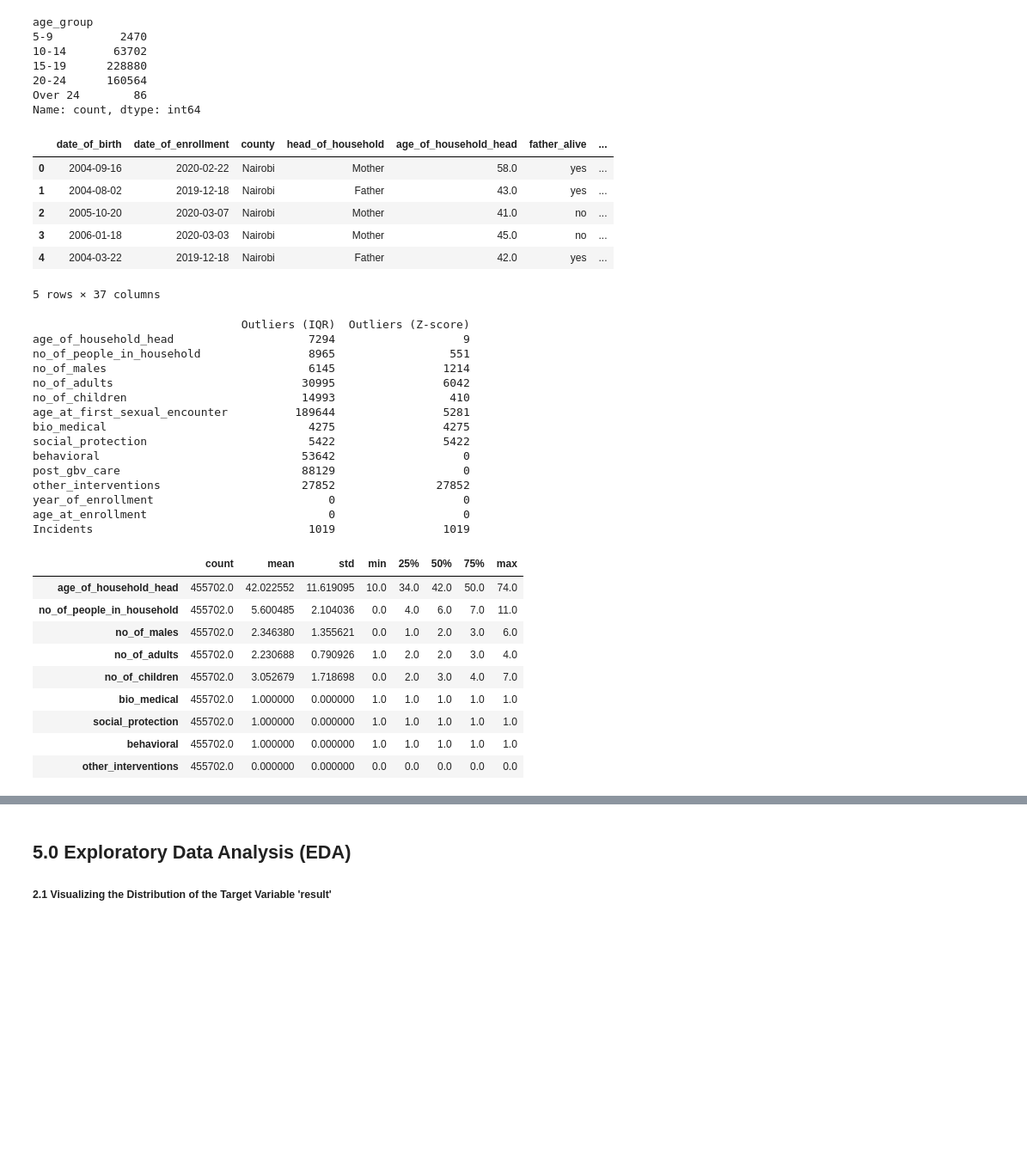
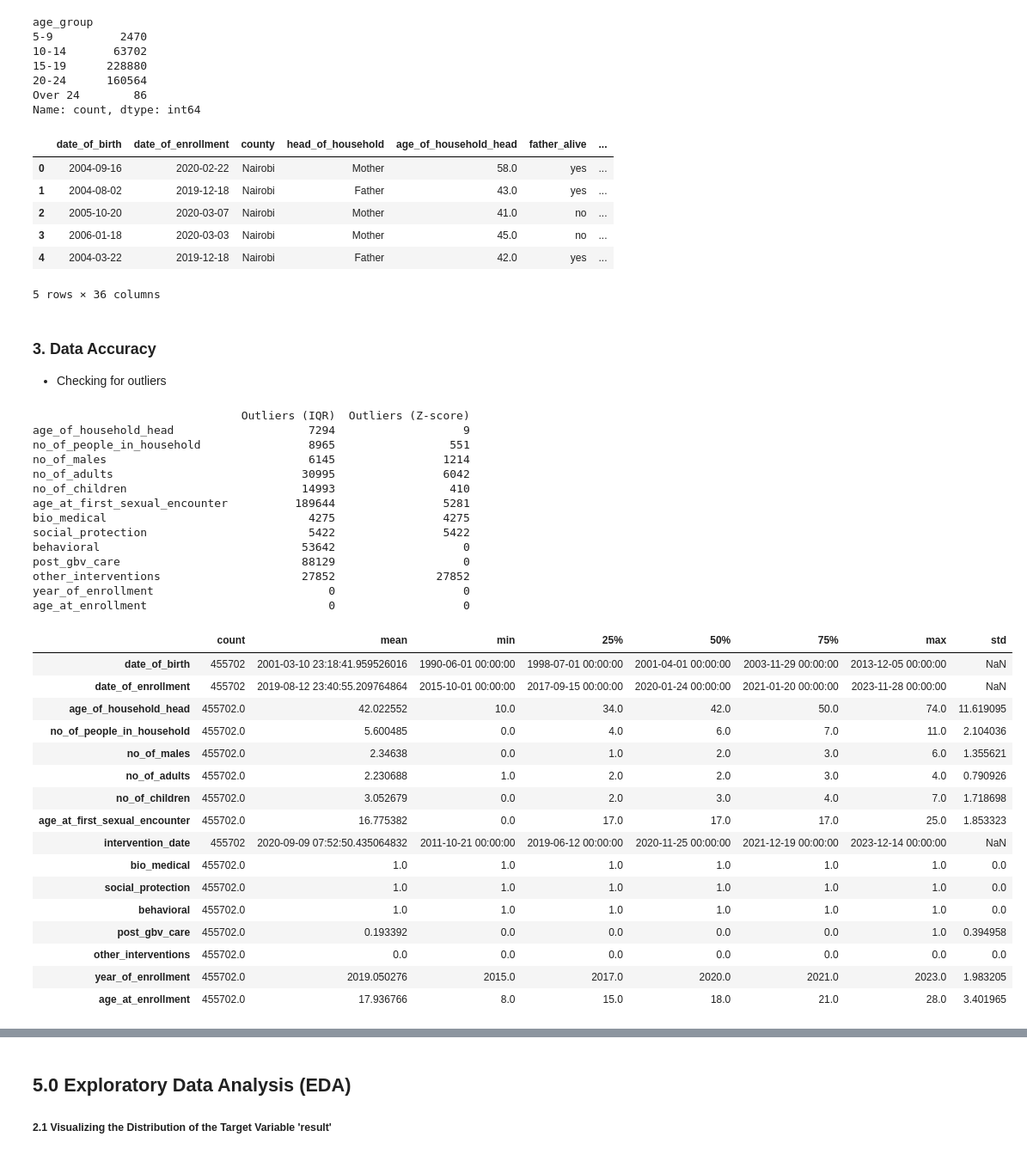
Before and after one commit to RichieRicky/DSF-PT08P5-GROUP5_CAPSTONE-PROJECT, a Jupyter notebook: Index.ipynb, the cells around one changed output, grey strips where cells are left out. Shown at 86% size. Saved outputs shown, nothing was run; the diff lists cells and outputs as text; code cells hidden in the pictures; blank space fills up the shorter version.

```diff
--- a/Index.ipynb
+++ b/Index.ipynb
@@ -87,7 +87,7 @@ import warnings
 warnings.filterwarnings("ignore")
 # %%
 #Ioading the dataset
-AGYW_prev_data=pd.read_csv("dreams_raw_dataset.csv")
+AGYW_prev_data=pd.read_csv("./data/hiv_raw_dataset.csv")
 AGYW_prev_data.head() #display the first 5 rows of the dataset
 # %% [output]
 |  | date_of_birth | date_of_enrollment | county | head_of_household | head_of_household_other | ... |
@@ -342,7 +363,7 @@ median_value = AGYW_prev_data['age_at_first_sexual_encounter'].median()
 AGYW_prev_data.loc[AGYW_prev_data['age_at_first_sexual_encounter'] > 25, 'age_at_first_sexual_encounter'] = median_value
 # %%
 #create new column called incidents to account for positives cases per category/total population
-AGYW_prev_data['Incidents'] = AGYW_prev_data['result'].apply(lambda x: 1 if x == 'Positive' else 0)
+# AGYW_prev_data['Incidents'] = AGYW_prev_data['result'].apply(lambda x: 1 if x == 'Positive' else 0)
 # %%
 AGYW_prev_data.head()
 # %% [output]
@@ -352,7 +373,11 @@ AGYW_prev_data.head()
 | 2 | 2005-10-20 | 2020-03-07 | Nairobi | Mother | 41.0 | no | ... |
 | 3 | 2006-01-18 | 2020-03-03 | Nairobi | Mother | 45.0 | no | ... |
 | 4 | 2004-03-22 | 2019-12-18 | Nairobi | Father | 42.0 | yes | ... |
-5 rows × 37 columns
+5 rows × 36 columns
+# %% [markdown]
+### 3. Data Accuracy
+
+* Checking for outliers
 # %%
 #Numerical columns
 numerical_cols= AGYW_prev_data.select_dtypes(include=np.number).columns
@@ -406,7 +431,6 @@ post_gbv_care                           88129                   0
 other_interventions                     27852               27852
 year_of_enrollment                          0                   0
 age_at_enrollment                           0                   0
-Incidents                                1019                1019
 # %%
 # Define the list of columns to handle (excluding 'age_at_first_sexual_encounter')
 columns_to_handle = [
@@ -415,41 +439,48 @@ columns_to_handle = [
     'no_of_males',
     'no_of_adults',
     'no_of_children',
     'bio_medical',
     'social_protection',
     'behavioral',
     'other_interventions',
 
 ]
 
 # Handling outliers by replacing them with the median value
 def handle_outliers_with_median(df, columns):
     for col in columns:
         Q1 = df[col].quantile(0.25)
         Q3 = df[col].quantile(0.75)
         IQR = Q3 - Q1
         lower_bound = Q1 - 1.5 * IQR
         upper_bound = Q3 + 1.5 * IQR
 
         # Using boolean masking to replace outliers with the median
         median_value = df[col].median()
         df.loc[(df[col] < lower_bound) | (df[col] > upper_bound), col] = median_value
 
     return df
 
 # Handle the outliers by replacing them with median values
 AGYW_prev_data = handle_outliers_with_median(AGYW_prev_data, columns_to_handle)
 
 # Optional: Check the cleaned DataFrame
-AGYW_prev_data[columns_to_handle].describe().T
+AGYW_prev_data.describe().T
 # %% [output]
-|  | count | mean | std | min | 25% | 50% | 75% | max |
-| age_of_household_head | 455702.0 | 42.022552 | 11.619095 | 10.0 | 34.0 | 42.0 | 50.0 | 74.0 |
-| no_of_people_in_household | 455702.0 | 5.600485 | 2.104036 | 0.0 | 4.0 | 6.0 | 7.0 | 11.0 |
-| no_of_males | 455702.0 | 2.346380 | 1.355621 | 0.0 | 1.0 | 2.0 | 3.0 | 6.0 |
-| no_of_adults | 455702.0 | 2.230688 | 0.790926 | 1.0 | 2.0 | 2.0 | 3.0 | 4.0 |
-| no_of_children | 455702.0 | 3.052679 | 1.718698 | 0.0 | 2.0 | 3.0 | 4.0 | 7.0 |
-| bio_medical | 455702.0 | 1.000000 | 0.000000 | 1.0 | 1.0 | 1.0 | 1.0 | 1.0 |
-| social_protection | 455702.0 | 1.000000 | 0.000000 | 1.0 | 1.0 | 1.0 | 1.0 | 1.0 |
-| behavioral | 455702.0 | 1.000000 | 0.000000 | 1.0 | 1.0 | 1.0 | 1.0 | 1.0 |
-| other_interventions | 455702.0 | 0.000000 | 0.000000 | 0.0 | 0.0 | 0.0 | 0.0 | 0.0 |
+|  | count | mean | min | 25% | 50% | 75% | max | std |
+| date_of_birth | 455702 | 2001-03-10 23:18:41.959526016 | 1990-06-01 00:00:00 | 1998-07-01 00:00:00 | 2001-04-01 00:00:00 | 2003-11-29 00:00:00 | 2013-12-05 00:00:00 | NaN |
+| date_of_enrollment | 455702 | 2019-08-12 23:40:55.209764864 | 2015-10-01 00:00:00 | 2017-09-15 00:00:00 | 2020-01-24 00:00:00 | 2021-01-20 00:00:00 | 2023-11-28 00:00:00 | NaN |
+| age_of_household_head | 455702.0 | 42.022552 | 10.0 | 34.0 | 42.0 | 50.0 | 74.0 | 11.619095 |
+| no_of_people_in_household | 455702.0 | 5.600485 | 0.0 | 4.0 | 6.0 | 7.0 | 11.0 | 2.104036 |
+| no_of_males | 455702.0 | 2.34638 | 0.0 | 1.0 | 2.0 | 3.0 | 6.0 | 1.355621 |
+| no_of_adults | 455702.0 | 2.230688 | 1.0 | 2.0 | 2.0 | 3.0 | 4.0 | 0.790926 |
+| no_of_children | 455702.0 | 3.052679 | 0.0 | 2.0 | 3.0 | 4.0 | 7.0 | 1.718698 |
+| age_at_first_sexual_encounter | 455702.0 | 16.775382 | 0.0 | 17.0 | 17.0 | 17.0 | 25.0 | 1.853323 |
+| intervention_date | 455702 | 2020-09-09 07:52:50.435064832 | 2011-10-21 00:00:00 | 2019-06-12 00:00:00 | 2020-11-25 00:00:00 | 2021-12-19 00:00:00 | 2023-12-14 00:00:00 | NaN |
+| bio_medical | 455702.0 | 1.0 | 1.0 | 1.0 | 1.0 | 1.0 | 1.0 | 0.0 |
+| social_protection | 455702.0 | 1.0 | 1.0 | 1.0 | 1.0 | 1.0 | 1.0 | 0.0 |
+| behavioral | 455702.0 | 1.0 | 1.0 | 1.0 | 1.0 | 1.0 | 1.0 | 0.0 |
+| post_gbv_care | 455702.0 | 0.193392 | 0.0 | 0.0 | 0.0 | 0.0 | 1.0 | 0.394958 |
+| other_interventions | 455702.0 | 0.0 | 0.0 | 0.0 | 0.0 | 0.0 | 0.0 | 0.0 |
+| year_of_enrollment | 455702.0 | 2019.050276 | 2015.0 | 2017.0 | 2020.0 | 2021.0 | 2023.0 | 1.983205 |
+| age_at_enrollment | 455702.0 | 17.936766 | 8.0 | 15.0 | 18.0 | 21.0 | 28.0 | 3.401965 |
```
Also changed, not shown: parts of 137 cells of this notebook, 44 other files.
